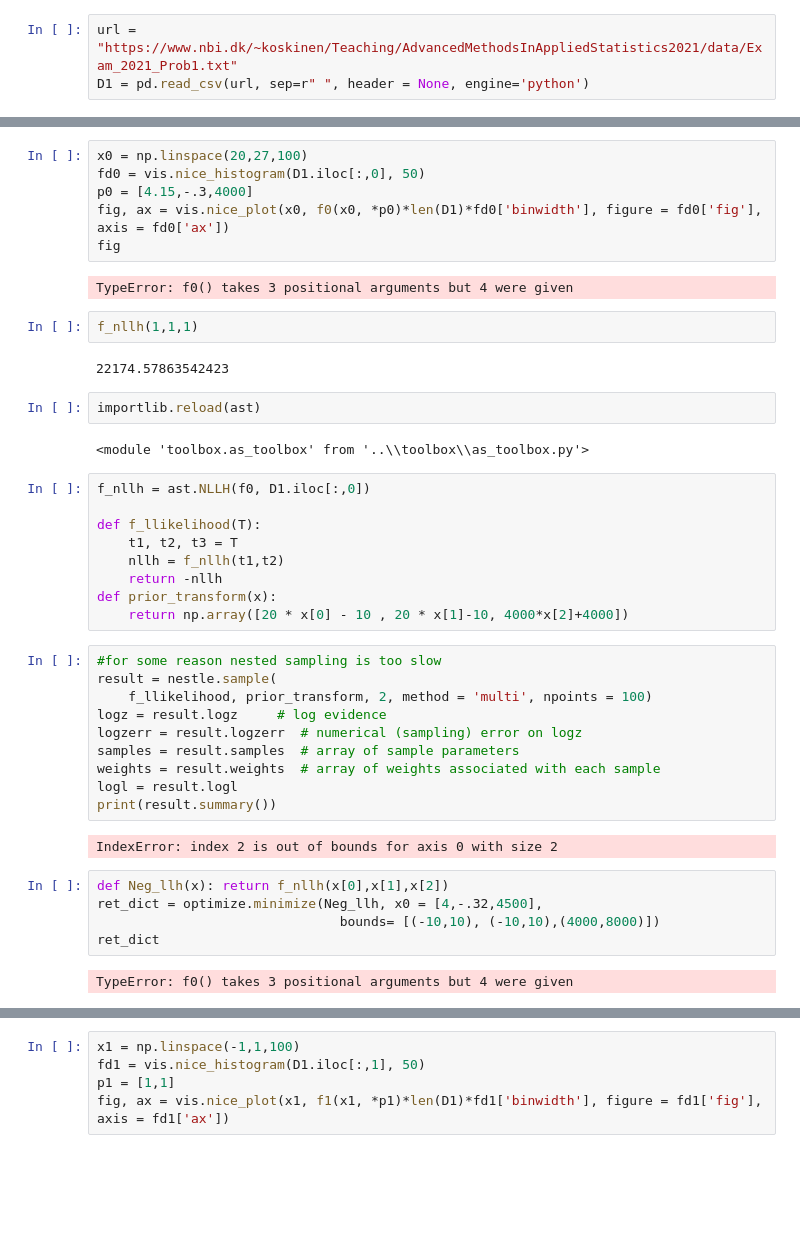
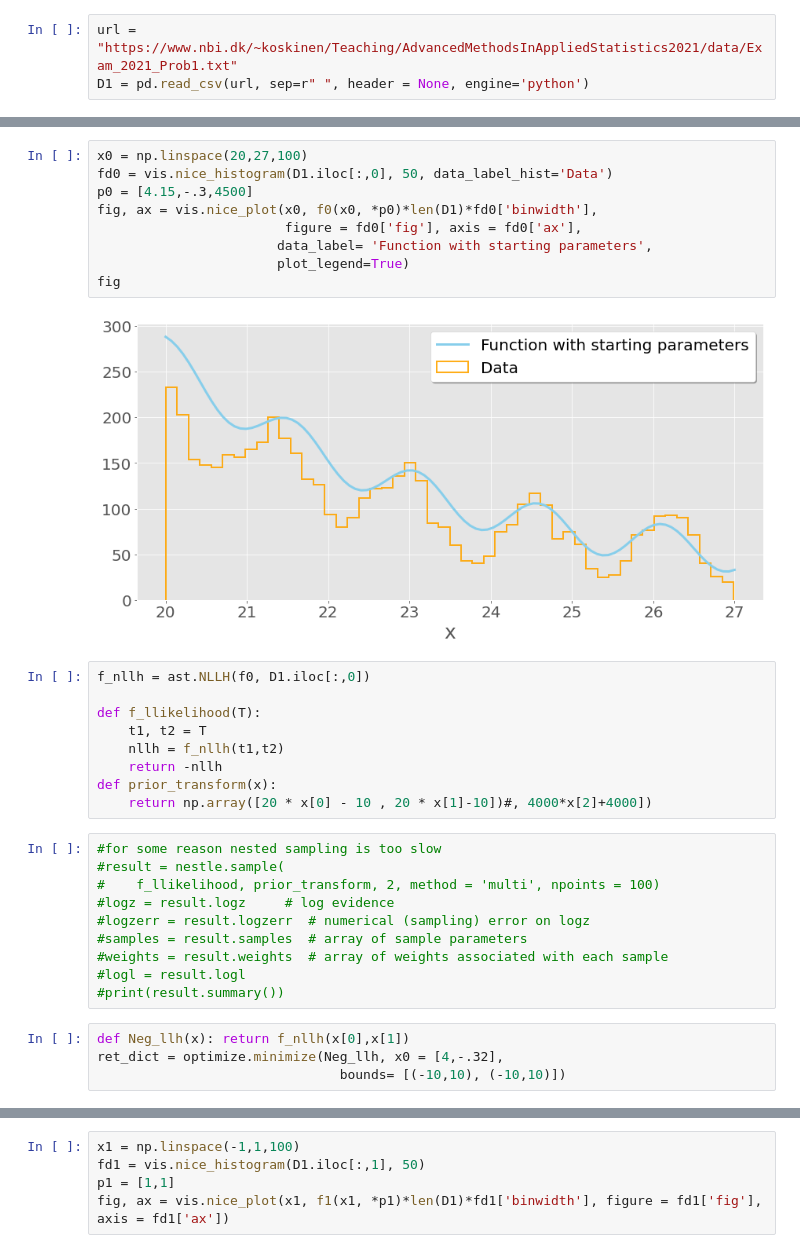
Before and after one commit to Kiril94/AMAS, a Jupyter notebook: Main_exam/AMAS_Exam_2021.ipynb, the cells around one changed output, grey strips where cells are left out. Drawn from its saved outputs; the diff is of its cells as text; blank space fills up the shorter version.

```diff
--- a/Main_exam/AMAS_Exam_2021.ipynb
+++ b/Main_exam/AMAS_Exam_2021.ipynb
@@ -67,44 +63,34 @@ def f_chi2(O, E): return np.sum((O-E)**2/E)
 # %%
 x0 = np.linspace(20,27,100)
-fd0 = vis.nice_histogram(D1.iloc[:,0], 50)
-p0 = [4.15,-.3,4000]
-fig, ax = vis.nice_plot(x0, f0(x0, *p0)*len(D1)*fd0['binwidth'], figure = fd0['fig'], axis = fd0['ax'])
+fd0 = vis.nice_histogram(D1.iloc[:,0], 50, data_label_hist='Data')
+p0 = [4.15,-.3,4500]
+fig, ax = vis.nice_plot(x0, f0(x0, *p0)*len(D1)*fd0['binwidth'],
+                        figure = fd0['fig'], axis = fd0['ax'],
+                       data_label= 'Function with starting parameters',
+                       plot_legend=True)
 fig
 # %% [output]
-TypeError: f0() takes 3 positional arguments but 4 were given
+[figure, added]
-# %%
-f_nllh(1,1,1)
-# %% [output]
-22174.57863542423
-# %%
-importlib.reload(ast)
-# %% [output]
-<module 'toolbox.as_toolbox' from '..\\toolbox\\as_toolbox.py'>
 # %%
 f_nllh = ast.NLLH(f0, D1.iloc[:,0])
 
 def f_llikelihood(T):
-    t1, t2, t3 = T
+    t1, t2 = T
     nllh = f_nllh(t1,t2)
     return -nllh
 def prior_transform(x):
-    return np.array([20 * x[0] - 10 , 20 * x[1]-10, 4000*x[2]+4000])
+    return np.array([20 * x[0] - 10 , 20 * x[1]-10])#, 4000*x[2]+4000])
 # %%
 #for some reason nested sampling is too slow
-result = nestle.sample(
-    f_llikelihood, prior_transform, 2, method = 'multi', npoints = 100)
-logz = result.logz     # log evidence
-logzerr = result.logzerr  # numerical (sampling) error on logz
-samples = result.samples  # array of sample parameters
-weights = result.weights  # array of weights associated with each sample
-logl = result.logl
-print(result.summary())
+#result = nestle.sample(
+#    f_llikelihood, prior_transform, 2, method = 'multi', npoints = 100)
+#logz = result.logz     # log evidence
+#logzerr = result.logzerr  # numerical (sampling) error on logz
+#samples = result.samples  # array of sample parameters
+#weights = result.weights  # array of weights associated with each sample
+#logl = result.logl
+#print(result.summary())
-# %% [output]
-IndexError: index 2 is out of bounds for axis 0 with size 2
 # %%
-def Neg_llh(x): return f_nllh(x[0],x[1],x[2])
-ret_dict = optimize.minimize(Neg_llh, x0 = [4,-.32,4500],
-                               bounds= [(-10,10), (-10,10),(4000,8000)])
-ret_dict
+def Neg_llh(x): return f_nllh(x[0],x[1])
+ret_dict = optimize.minimize(Neg_llh, x0 = [4,-.32],
+                               bounds= [(-10,10), (-10,10)])
-# %% [output]
-TypeError: f0() takes 3 positional arguments but 4 were given
```
Also changed, not shown: parts of 81 cells of this notebook.
